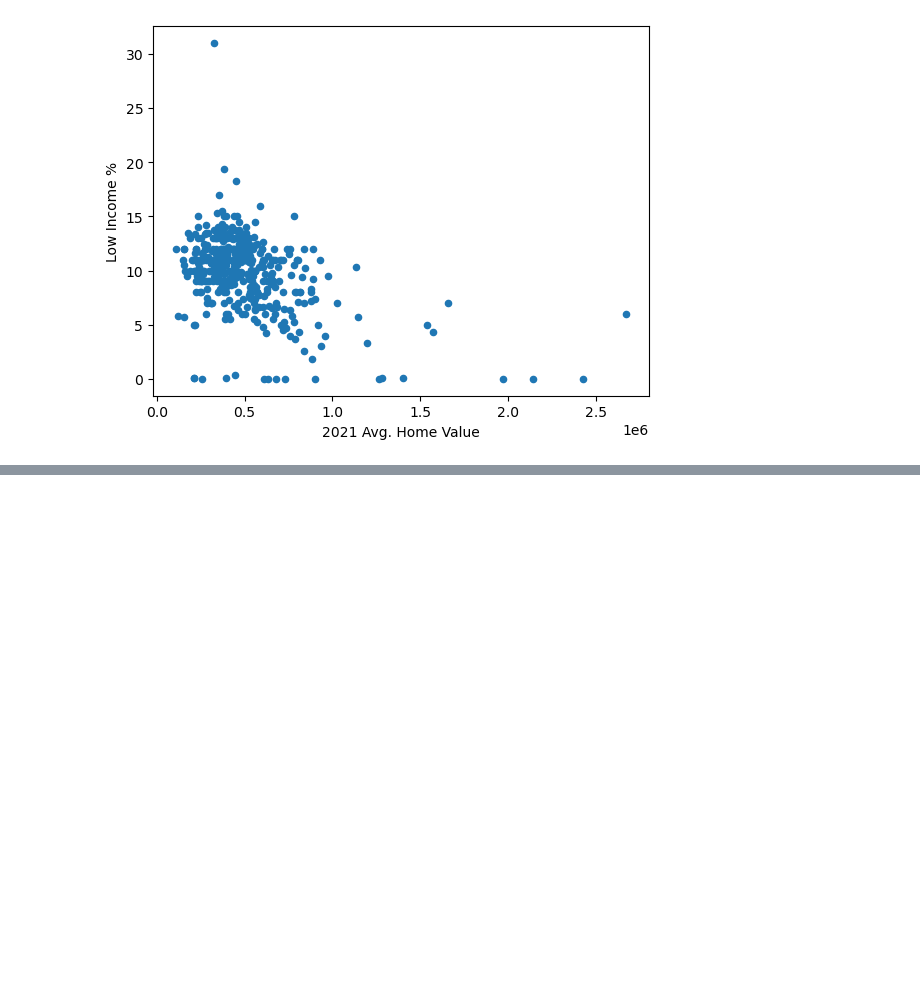
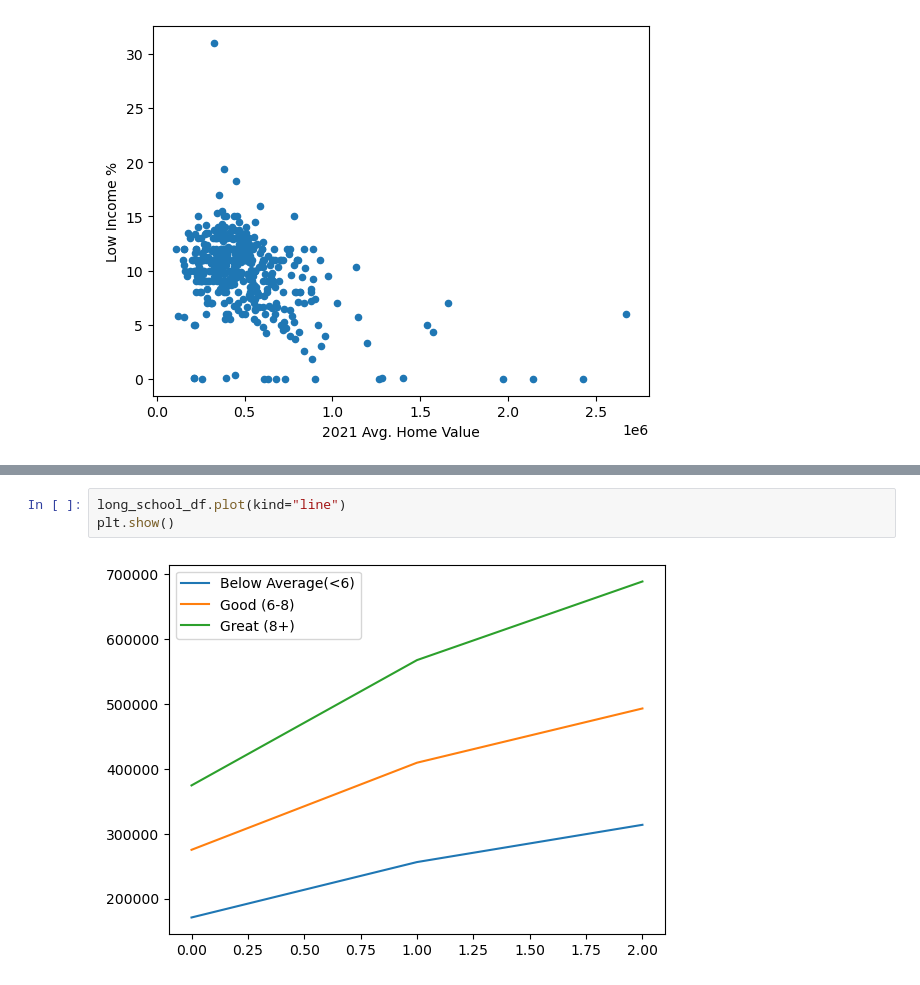
Before and after one commit to tlochan/ProjectOne, a Jupyter notebook: Data Cleaning.ipynb, the cells around one changed output, grey strips where cells are left out. Saved outputs shown, nothing was run; the diff lists cells and outputs as text; blank space fills up the shorter version.

```diff
--- a/Data Cleaning.ipynb
+++ b/Data Cleaning.ipynb
@@ -274,0 +382,5 @@ lowincplot = plot2021 = summaryDf.plot(kind="scatter", x="2021 Avg. Home Value",
+# %%
+long_school_df.plot(kind="line")
+plt.show()
+# %% [output]
+[figure, added]
```
Also changed, not shown: parts of 20 cells of this notebook.
